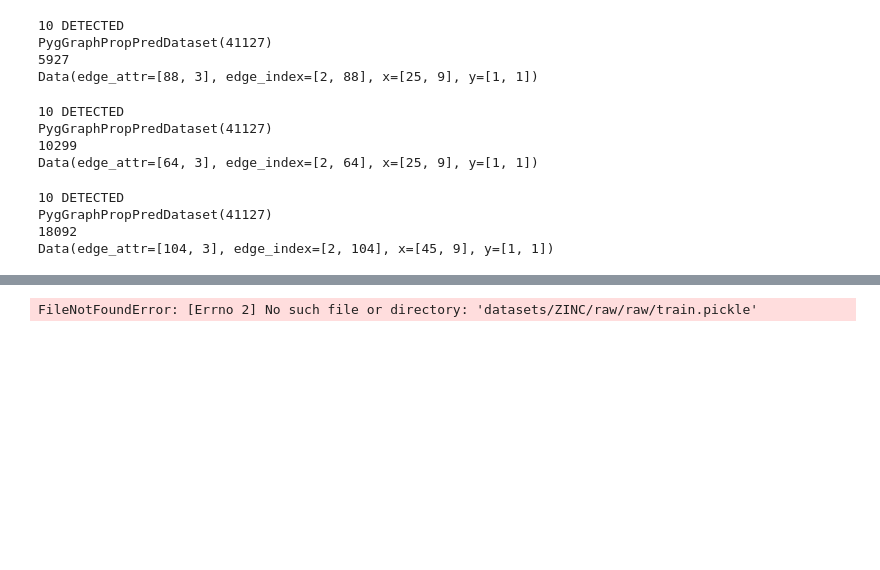
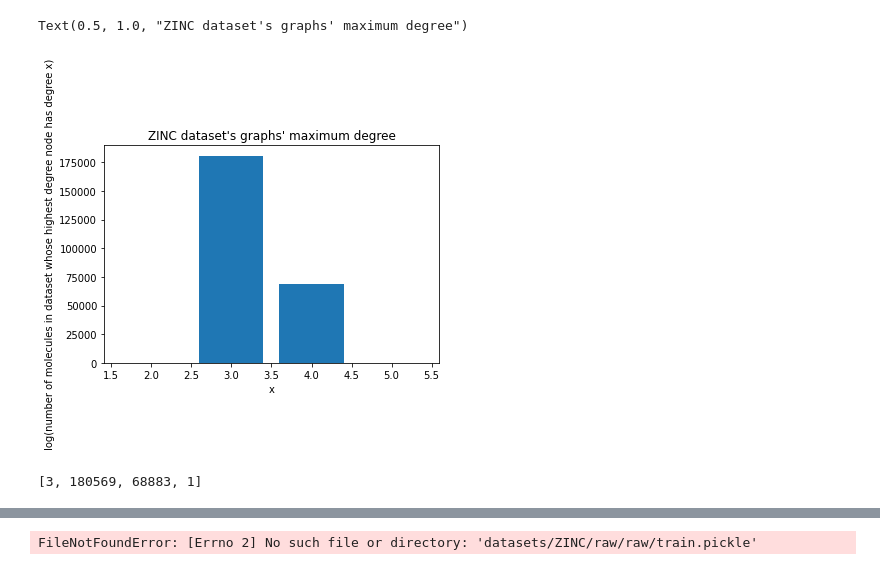
Before and after one commit to sunjink1m/cwn, a Jupyter notebook: notebooks/max_degree_check.ipynb, the cells around one changed output, grey strips where cells are left out. Cells and saved outputs as stored; diff of their text form; code cells hidden in the pictures; blank space fills up the shorter version.

```diff
--- a/notebooks/max_degree_check.ipynb
+++ b/notebooks/max_degree_check.ipynb
@@ -22,28 +24,19 @@ dataset3 = ZINC(zinc_raw_dir, subset=False, split='test')
 
 dataset4 = PygGraphPropPredDataset('ogbg-molhiv', molhiv_raw_dir)
 # %%
-def morethanfour(g):
+def max_degree(g):
     degrees = degree(g.edge_index[1], g.x.size(0), dtype=g.x.dtype)
-    kek = [(i in degrees) for i in range(20)]
-    is_greater_in_mol = (degrees>7).sum()
-    return kek
+    return degrees.max()
 # %%
 def draw(molecule):
     g = pyg.utils.to_networkx(molecule, to_undirected=False)
     nx.draw(g, with_labels=True, node_size=150)
 # %%
-# outlist = []
-# for dataset in [dataset1, dataset2, dataset3]:
-#     for i, g in tqdm(enumerate(dataset)):
-#         outuple = morethanfour(g)
-#         outlist.append(outuple)
-#         if outuple[2]:
-#             print()
-#             print('MORE THAN FOUR DETECTED')
-#             print(dataset)
-#             print(i)
-#             print(g)
-#             print()
+outlist1 = []
+for dataset in [dataset1, dataset2, dataset3]:
+    for i, g in tqdm(enumerate(dataset)):
+        outuple = max_degree(g)
+        outlist1.append(outuple.item())
 # %%
 draw(dataset1[71128])
 # %% [output]
@@ -51,26 +44,21 @@ draw(dataset1[71128])
 # %%
-outlist = []
+outlist2 = []
 for dataset in [dataset4]:
     for i, g in tqdm(enumerate(dataset)):
-        outuple = morethanfour(g)
-        outlist.append(outuple)
-        if outuple[10]:
-            print()
-            print('10 DETECTED')
-            print(dataset)
-            print(i)
-            print(g)
-            print()
+        outuple = max_degree(g)
+        outlist2.append(outuple.item())
-# %% [output]
-10 DETECTED
-PygGraphPropPredDataset(41127)
-5927
-Data(edge_attr=[88, 3], edge_index=[2, 88], x=[25, 9], y=[1, 1])
-10 DETECTED
-PygGraphPropPredDataset(41127)
-10299
-Data(edge_attr=[64, 3], edge_index=[2, 64], x=[25, 9], y=[1, 1])
-10 DETECTED
-PygGraphPropPredDataset(41127)
-18092
-Data(edge_attr=[104, 3], edge_index=[2, 104], x=[45, 9], y=[1, 1])
+# %%
+lii_unique = list(set(outlist1))
+counts = [(outlist1.count(value)) for value in lii_unique]
+log_counts = [np.log(outlist1.count(value)) for value in lii_unique]
+barcontainer = plt.bar((lii_unique),counts)
+plt.ylabel('log(number of molecules in dataset whose highest degree node has degree x)')
+plt.xlabel('x')
+plt.title("ZINC dataset's graphs' maximum degree")
+# %% [output]
+Text(0.5, 1.0, "ZINC dataset's graphs' maximum degree")
+[figure, added]
+# %%
+counts
+# %% [output]
+[3, 180569, 68883, 1]
```
Also changed, not shown: parts of 8 cells of this notebook, 1 other file.
